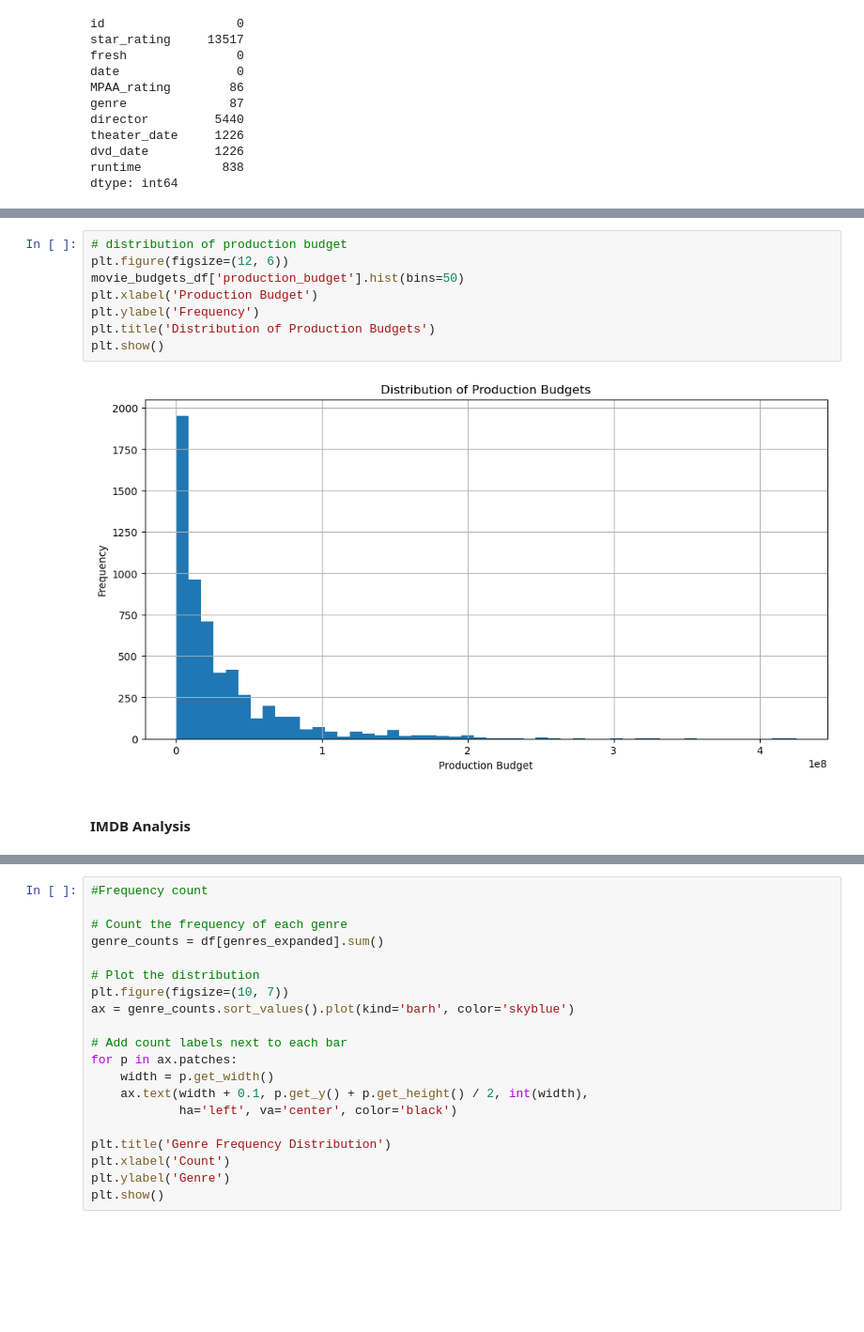
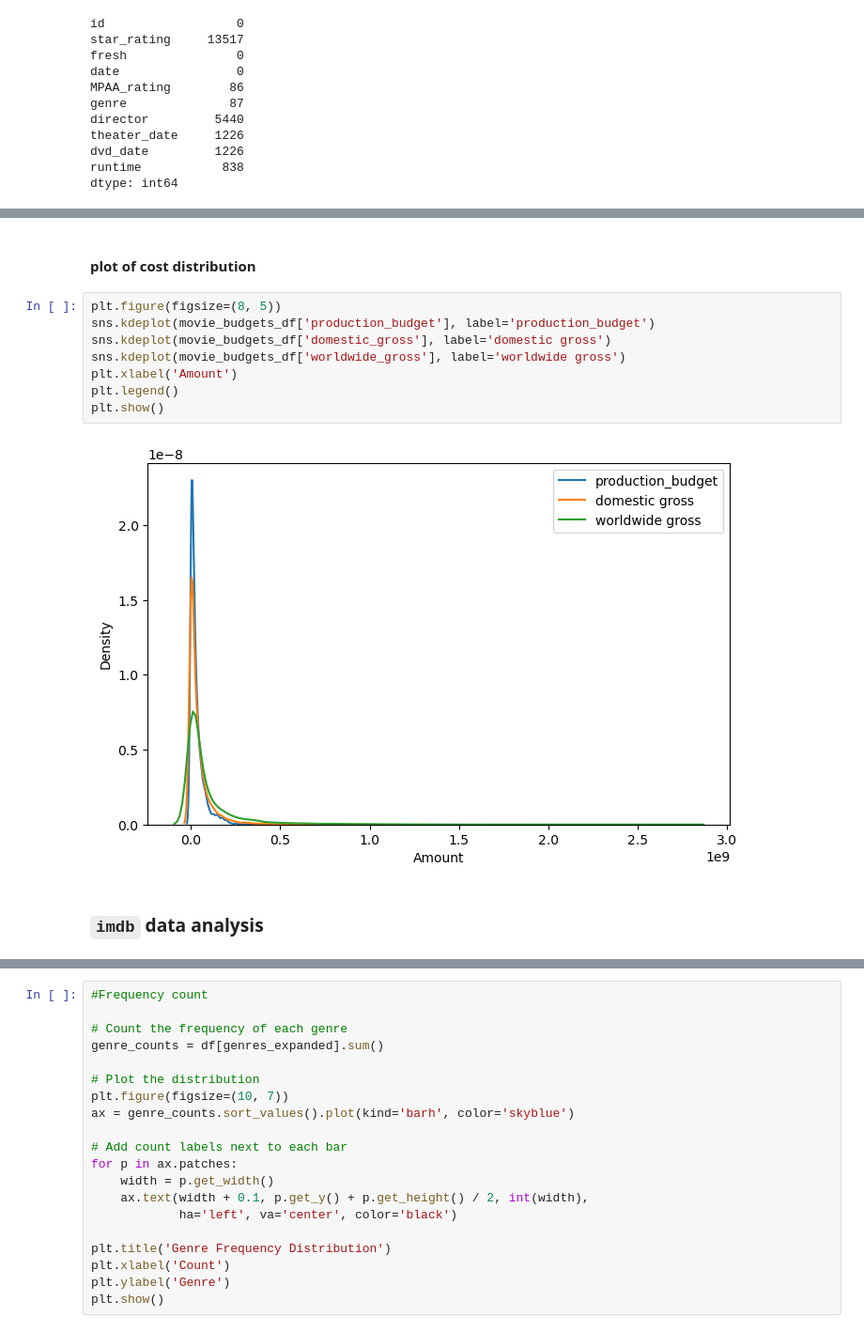
Before and after one commit to kev065/movie-studio-project, a Jupyter notebook: index.ipynb, the cells around one changed output, grey strips where cells are left out. Shown: that part at 94% size. Drawn from its saved outputs; the diff is of its cells as text; blank space fills up the shorter version.

```diff
--- a/index.ipynb
+++ b/index.ipynb
@@ -504,15 +407,17 @@ plt.title('Rotten vs Fresh')
 plt.show()
 # %% [output]
 [figure]
-# %%
-# distribution of production budget
-plt.figure(figsize=(12, 6))
-movie_budgets_df['production_budget'].hist(bins=50)
-plt.xlabel('Production Budget')
-plt.ylabel('Frequency')
-plt.title('Distribution of Production Budgets')
-plt.show()
-# %% [output]
-[figure, removed]
-# %% [markdown]
-#### IMDB Analysis
+# %% [markdown]
+#### plot of cost distribution
+# %%
+plt.figure(figsize=(8, 5))
+sns.kdeplot(movie_budgets_df['production_budget'], label='production_budget')
+sns.kdeplot(movie_budgets_df['domestic_gross'], label='domestic gross')
+sns.kdeplot(movie_budgets_df['worldwide_gross'], label='worldwide gross')
+plt.xlabel('Amount')
+plt.legend()
+plt.show()
+# %% [output]
+[figure, added]
+# %% [markdown]
+###  `imdb` data analysis
```
Also changed, not shown: parts of 163 cells of this notebook.
